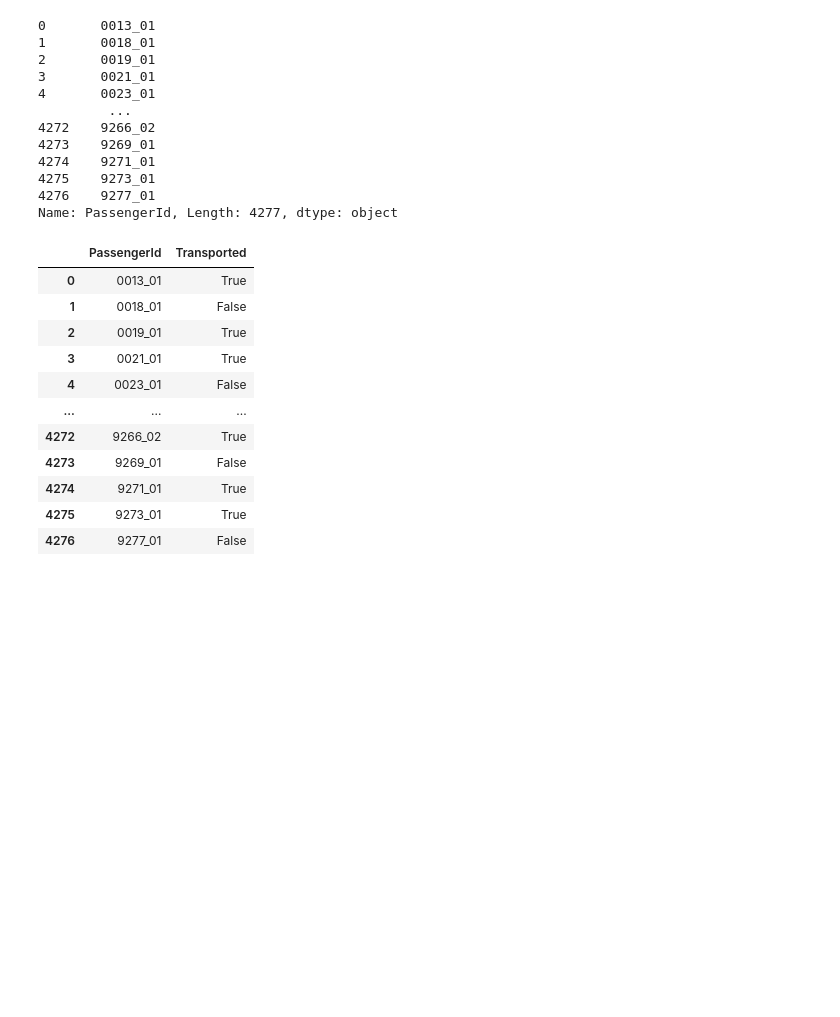
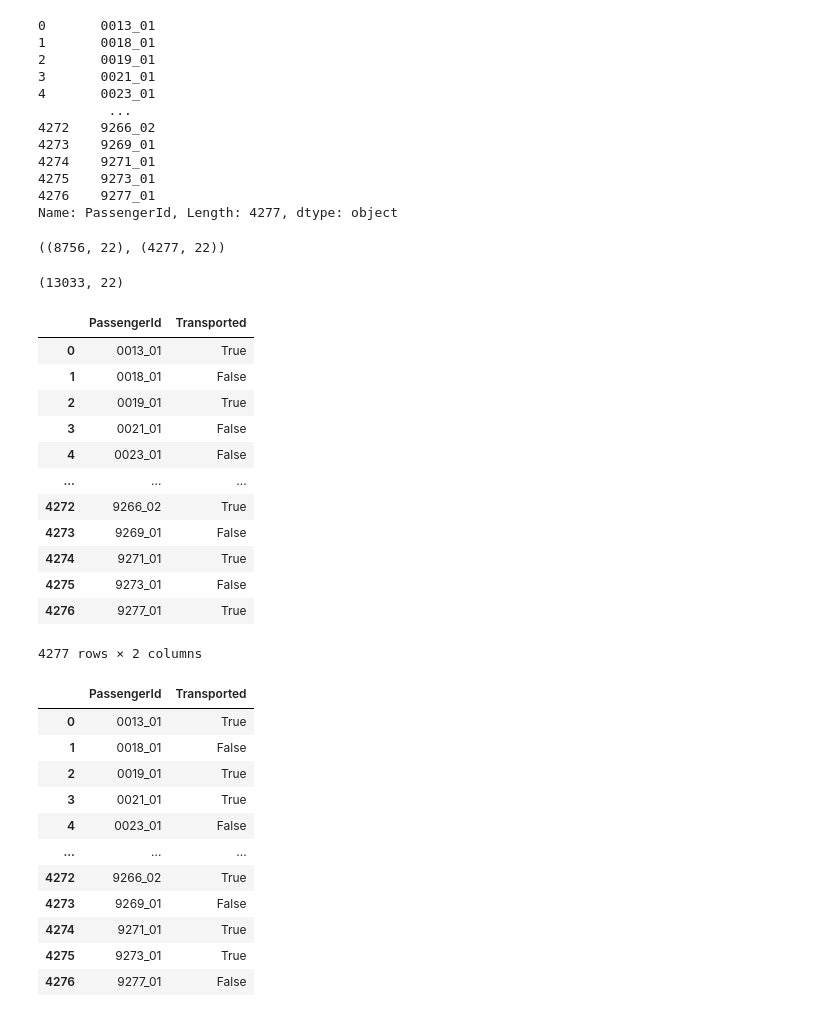
Before and after one commit to enricogoerlitz/ML-Models, a Jupyter notebook: Machine Learning Projects/01_Kaggle_Data_Projects_And_Competitions/04_Spaceship_Titanic/notebooks/03_2_6_model_dev.ipynb, the cells around one changed output. Drawn from its saved outputs; the diff is of its cells as text; code cells hidden in the pictures; blank space fills up the shorter version.

```diff
--- a/Machine Learning Projects/01_Kaggle_Data_Projects_And_Competitions/04_Spaceship_Titanic/notebooks/03_2_6_model_dev.ipynb
+++ b/Machine Learning Projects/01_Kaggle_Data_Projects_And_Competitions/04_Spaceship_Titanic/notebooks/03_2_6_model_dev.ipynb
@@ -767,6 +767,43 @@ pd.read_csv("../model_data/submission_test_data1.csv")["PassengerId"]
 Name: PassengerId, Length: 4277, dtype: object
 # %%
 TEST_PATH = "../model_data/submission_test_data6.csv"
+# %%
+test_df = pd.read_csv(TEST_PATH)
+data = test_df.drop(columns=["PassengerId"]).to_numpy()
+
+inputs.shape, data.shape
+# %% [output]
+((8756, 22), (4277, 22))
+# %%
+kmeans_train = np.vstack([inputs, data])
+kmeans_train.shape
+# %% [output]
+(13033, 22)
+# %%
+from sklearn.cluster import KMeans
+kmean_algo = KMeans(2)
+
+#data = test_df.drop(columns=["PassengerId"]).to_numpy()
+kmean_algo.fit(kmeans_train)
+preds = Series(kmean_algo.predict(data)).map({0: False, 1: True})
+
+kmean_df = DataFrame({"PassengerId": test_df["PassengerId"], "Transported": preds})
+kmean_df.to_csv("../submissions/kmeans2.csv", index=False)
+kmean_df
+# %% [output]
+|  | PassengerId | Transported |
+| 0 | 0013_01 | True |
+| 1 | 0018_01 | False |
+| 2 | 0019_01 | True |
+| 3 | 0021_01 | False |
+| 4 | 0023_01 | False |
+| ... | ... | ... |
+| 4272 | 9266_02 | True |
+| 4273 | 9269_01 | False |
+| 4274 | 9271_01 | True |
+| 4275 | 9273_01 | False |
+| 4276 | 9277_01 | True |
+4277 rows × 2 columns
 # %%
 submission1 = get_submission_csv_df(vc_grid_model2, TEST_PATH)
 submission1
```
Also changed, not shown: 8 other files.
